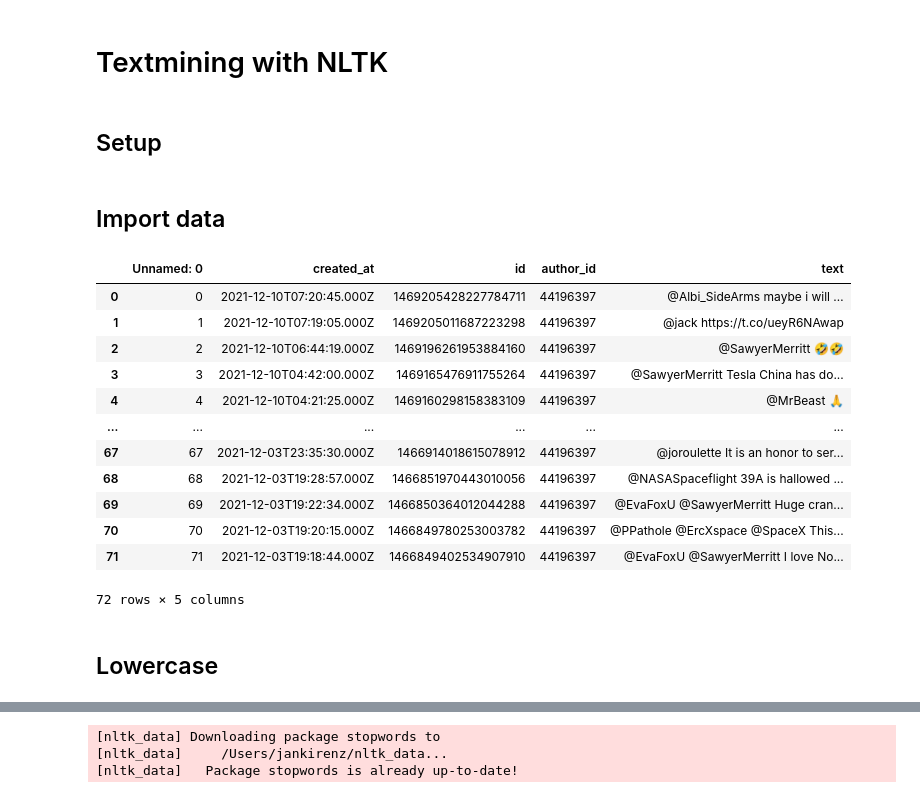
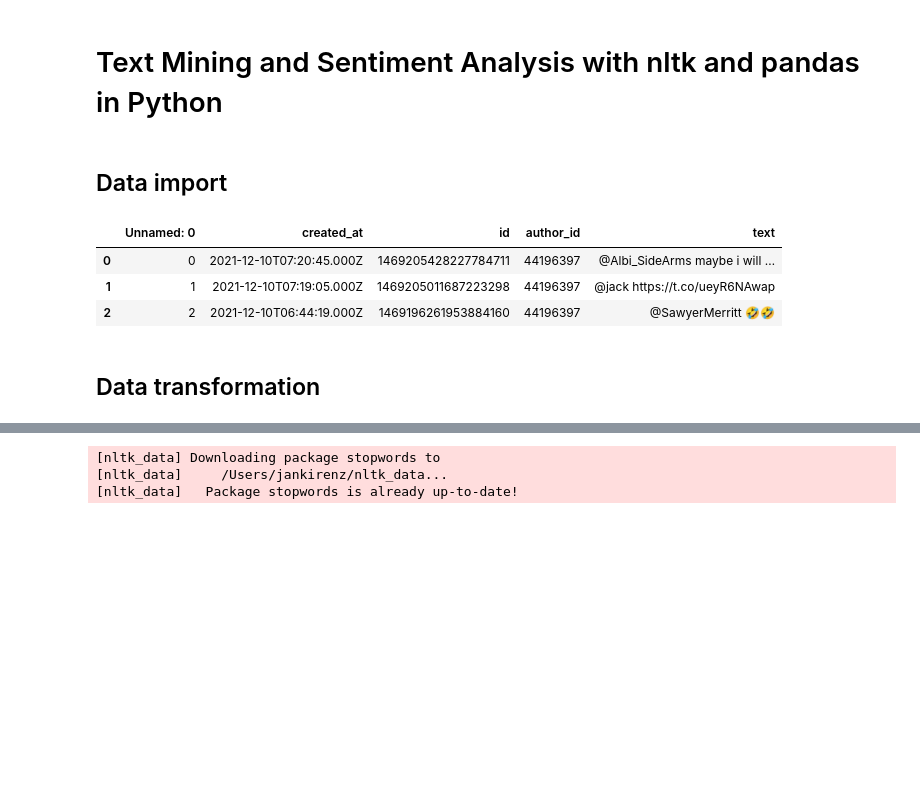
Before and after one commit to kirenz/twitter-tweepy, a Jupyter notebook: textmining-nltk.ipynb, the cells around one changed output, grey strips where cells are left out. Cells and saved outputs as stored; diff of their text form; code cells hidden in the pictures; blank space fills up the shorter version.

```diff
--- a/textmining-nltk.ipynb
+++ b/textmining-nltk.ipynb
@@ -1,28 +1,18 @@
-# %% [markdown]
-# Textmining with NLTK
-# %% [markdown]
-## Setup
-# %% [markdown]
-## Import data
+# %% [markdown]
+# Text Mining and Sentiment Analysis with nltk and pandas in Python
+# %% [markdown]
+## Data import
 # %%
 import pandas as pd
 
+# Import some Tweets from Elon Musk
 df = pd.read_csv("https://raw.githubusercontent.com/kirenz/twitter-tweepy/main/tweets.csv")
-df
+df.head(3)
 # %% [output]
 |  | Unnamed: 0 | created_at | id | author_id | text |
 | 0 | 0 | 2021-12-10T07:20:45.000Z | 1469205428227784711 | 44196397 | @Albi_SideArms maybe i will … |
 | 1 | 1 | 2021-12-10T07:19:05.000Z | 1469205011687223298 | 44196397 | @jack https://t.co/ueyR6NAwap |
 | 2 | 2 | 2021-12-10T06:44:19.000Z | 1469196261953884160 | 44196397 | @SawyerMerritt 🤣🤣 |
-| 3 | 3 | 2021-12-10T04:42:00.000Z | 1469165476911755264 | 44196397 | @SawyerMerritt Tesla China has do... |
-| 4 | 4 | 2021-12-10T04:21:25.000Z | 1469160298158383109 | 44196397 | @MrBeast 🙏 |
-| ... | ... | ... | ... | ... | ... |
-| 67 | 67 | 2021-12-03T23:35:30.000Z | 1466914018615078912 | 44196397 | @joroulette It is an honor to ser... |
-| 68 | 68 | 2021-12-03T19:28:57.000Z | 1466851970443010056 | 44196397 | @NASASpaceflight 39A is hallowed ... |
-| 69 | 69 | 2021-12-03T19:22:34.000Z | 1466850364012044288 | 44196397 | @EvaFoxU @SawyerMerritt Huge cran... |
-| 70 | 70 | 2021-12-03T19:20:15.000Z | 1466849780253003782 | 44196397 | @PPathole @ErcXspace @SpaceX This... |
-| 71 | 71 | 2021-12-03T19:18:44.000Z | 1466849402534907910 | 44196397 | @EvaFoxU @SawyerMerritt I love No... |
-72 rows × 5 columns
-# %% [markdown]
-## Lowercase
+# %% [markdown]
+## Data transformation
 # %%
```
Also changed, not shown: parts of 50 cells of this notebook.
